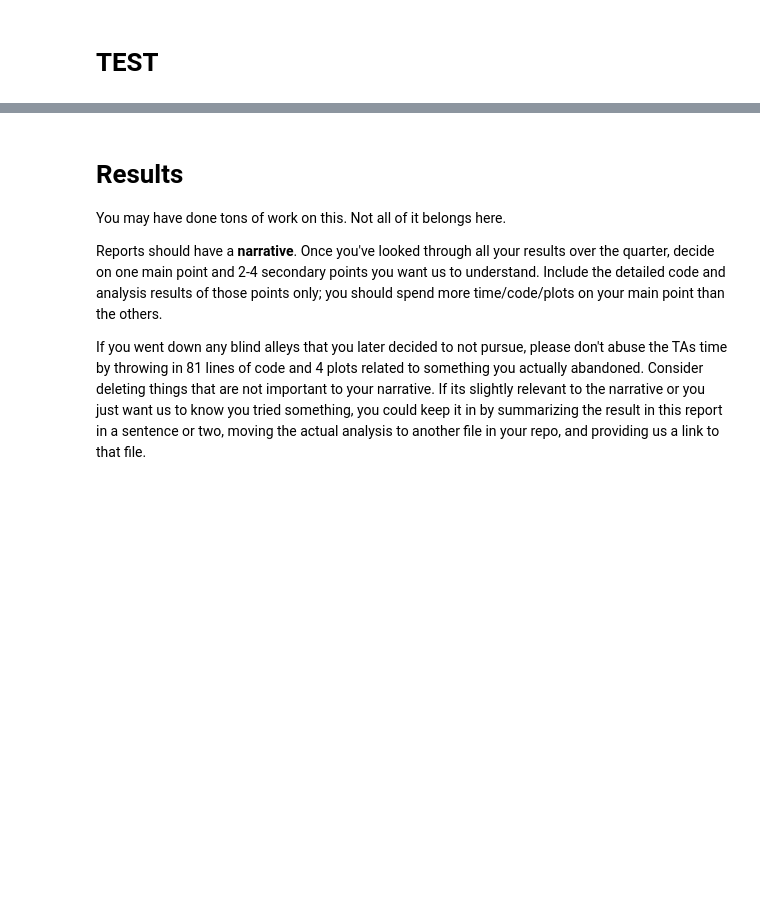
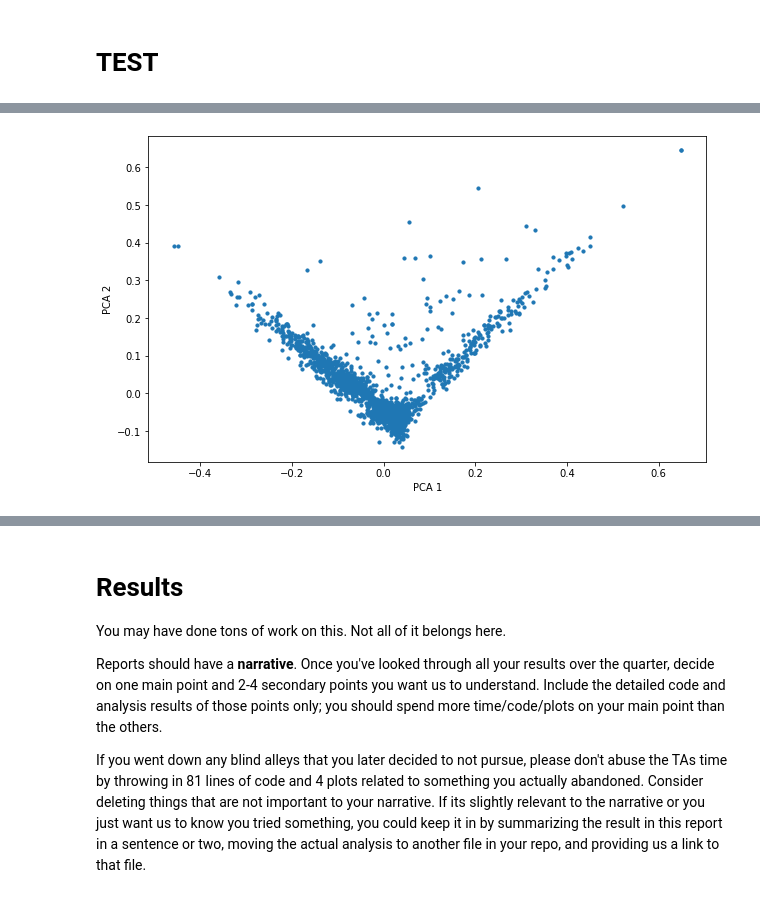
Before and after one commit to nb110240/TwitterSentiment, a Jupyter notebook: FinalProject_groupXXX.ipynb, the cells around one changed output, grey strips where cells are left out. Saved outputs shown, nothing was run; the diff lists cells and outputs as text; code cells hidden in the pictures; blank space fills up the shorter version.

```diff
--- a/FinalProject_groupXXX.ipynb
+++ b/FinalProject_groupXXX.ipynb
@@ -629,0 +656,12 @@ See the caveats in the documentation: https://pandas.pydata.org/pandas-docs/stab
+# %%
+n_components = 300 #number of components using elbow method
+pca = PCA(n_components=n_components)
+pca_transformed_data = pca.fit_transform(tfidf_matrix_united_neg.toarray())
+
+plt.figure(figsize=(10, 6))
+plt.scatter(pca_transformed_data[:, 0], pca_transformed_data[:, 1], s=10)
+plt.xlabel('PCA 1')
+plt.ylabel('PCA 2')
+plt.show()
+# %% [output]
+[figure, added]
```
Also changed, not shown: parts of 57 cells of this notebook.
